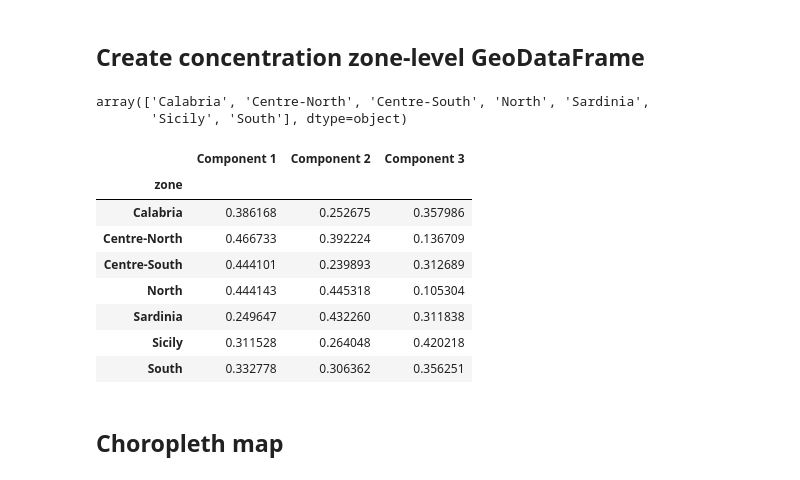
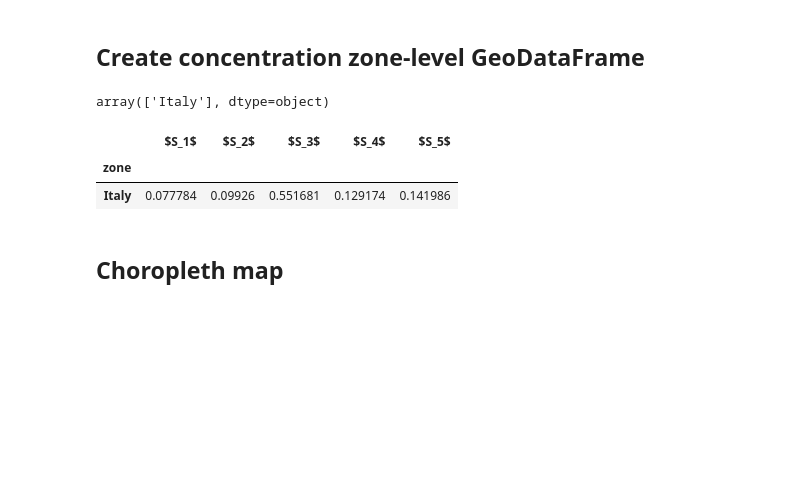
Before and after one commit to gkchln/load_bss, a Jupyter notebook: NMF/AdvancedPlots.ipynb, the cells around one changed output. Saved outputs shown, nothing was run; the diff lists cells and outputs as text; code cells hidden in the pictures; blank space fills up the shorter version.

```diff
--- a/NMF/AdvancedPlots.ipynb
+++ b/NMF/AdvancedPlots.ipynb
@@ -40,3 +25,5 @@ def plot_components(H, ax=None, figsize=(10, 6), **kwargs):
+# %%
+train_years = ['2021', '2022']
 # %%
 def plot_zone_concentrations(gdf, component, zone_names=True, ax=None, title=None, **kwargs):
     ax =  gdf.plot(component, ax=ax, **kwargs)
@@ -66,0 +56,10 @@ def plot_zone_concentrations(gdf, component, zone_names=True, ax=None, title=Non
+# %%
+# Load observations
+specific = '_Italy'
+infile = f'../data/2_processed/daily_curves{specific}.csv'
+curves_df = pd.read_csv(infile, index_col=0)
+# HOTFIX for single-zone case
+unit_info = curves_df.index.str.extract(r'^(?P<zone>[\w.]+)_(?P<year>\d{4})-(?P<month>\d{2})-\d{2}_(?P<daytype>[\w ]+)$').set_index(curves_df.index)
+curves_df = pd.concat([curves_df, unit_info], axis=1)
+curves_df = curves_df[curves_df.year.isin(train_years)]
+curves_df
@@ -188,26 +229,0 @@ curves_df
-# %%
-# Load W
-n_components = 4
-n_runs = 1000
-smoothed = False
-opt = 'simp'
-
-if smoothed:
-    infile = f'data/3_output/nmf_results/WHopt{opt}_{n_components}comp_smoothed_{n_runs}runs{specific}.npz'
-else:
-    infile = f'data/3_output/nmf_results/WHopt{opt}_{n_components}comp_{n_runs}runs{specific}.npz'
-
-data = np.load(infile, allow_pickle=True)
-print(f"Loaded {infile}")
-W = data['W']
-H = data['H']
-
-# HOTFIX: reordering components for plotting
-# reordering = np.array([0, 2, 1])
-# W = W[:, reordering]
-# H = H[reordering, :]
-
-W = pd.DataFrame(W, index=curves_df.index, columns=[f"Component {k+1}" for k in range(n_components)])
-W[unit_info.columns] = curves_df[unit_info.columns]
-W['zone'] = W.zone.str.replace('.', '-')
-W
@@ -235,22 +230,15 @@ plot_components(H)
 # %% [markdown]
 ## Create concentration zone-level GeoDataFrame
 # %%
-W.zone.unique()
+C.zone.unique()
 # %% [output]
-array(['Calabria', 'Centre-North', 'Centre-South', 'North', 'Sardinia',
-       'Sicily', 'South'], dtype=object)
+array(['Italy'], dtype=object)
 # %%
 # Compute mean concentration per zone
-W_zone = W[W.daytype == 'Working day'].groupby('zone')[[f'Component {k+1}' for k in range(n_components)]].mean()
-W_zone
+C_zone = C[C.daytype == 'Working day'].groupby('zone')[[f'$S_{k+1}$' for k in range(n_components)]].mean()
+C_zone
 # %% [output]
-|  | Component 1 | Component 2 | Component 3 |
-| zone |  |  |  |
-| Calabria | 0.386168 | 0.252675 | 0.357986 |
-| Centre-North | 0.466733 | 0.392224 | 0.136709 |
-| Centre-South | 0.444101 | 0.239893 | 0.312689 |
-| North | 0.444143 | 0.445318 | 0.105304 |
-| Sardinia | 0.249647 | 0.432260 | 0.311838 |
-| Sicily | 0.311528 | 0.264048 | 0.420218 |
-| South | 0.332778 | 0.306362 | 0.356251 |
+|  | $S_1$ | $S_2$ | $S_3$ | $S_4$ | $S_5$ |
+| zone |  |  |  |  |  |
+| Italy | 0.077784 | 0.09926 | 0.551681 | 0.129174 | 0.141986 |
 # %%
```
Also changed, not shown: parts of 36 cells of this notebook.
